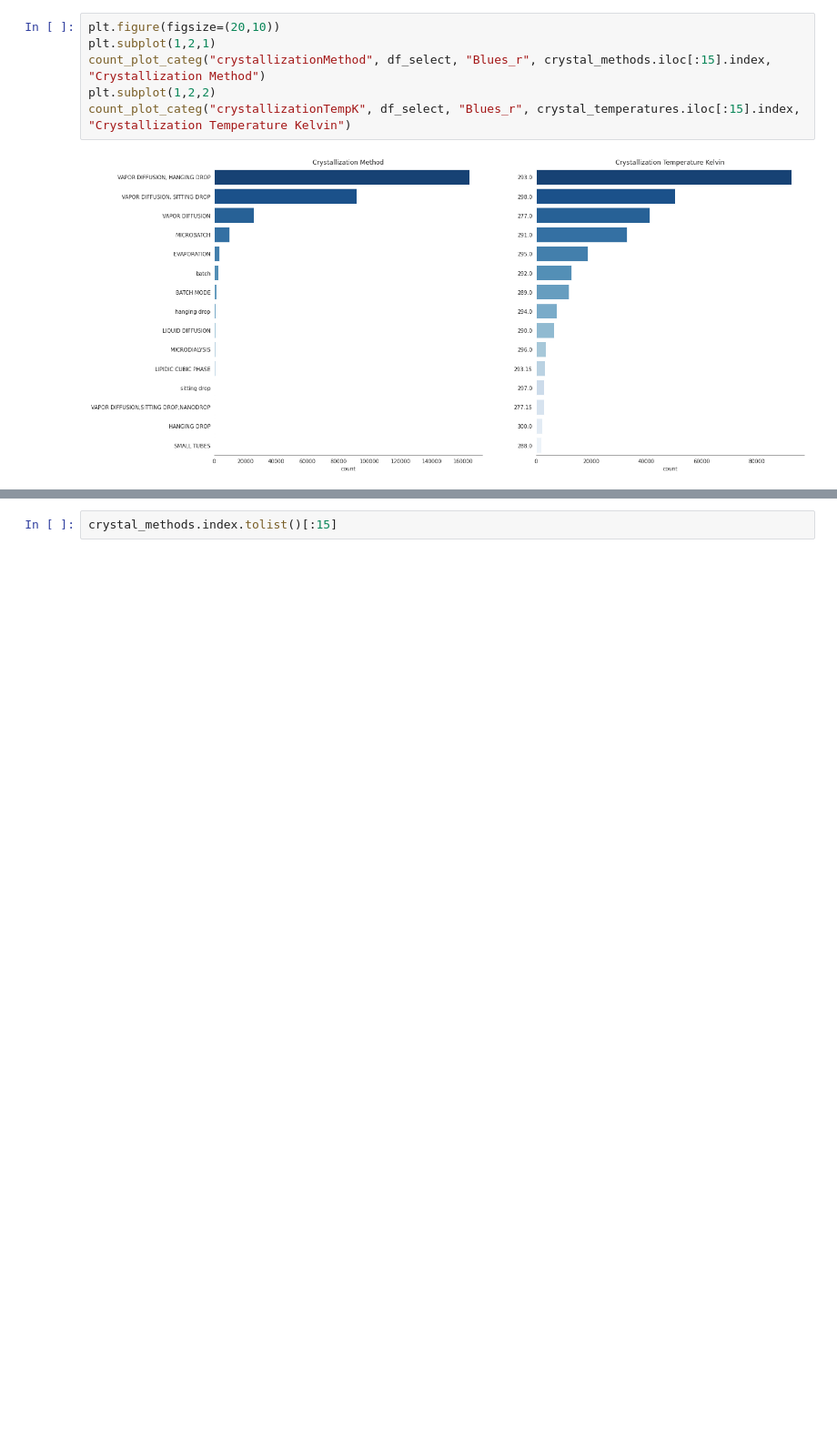
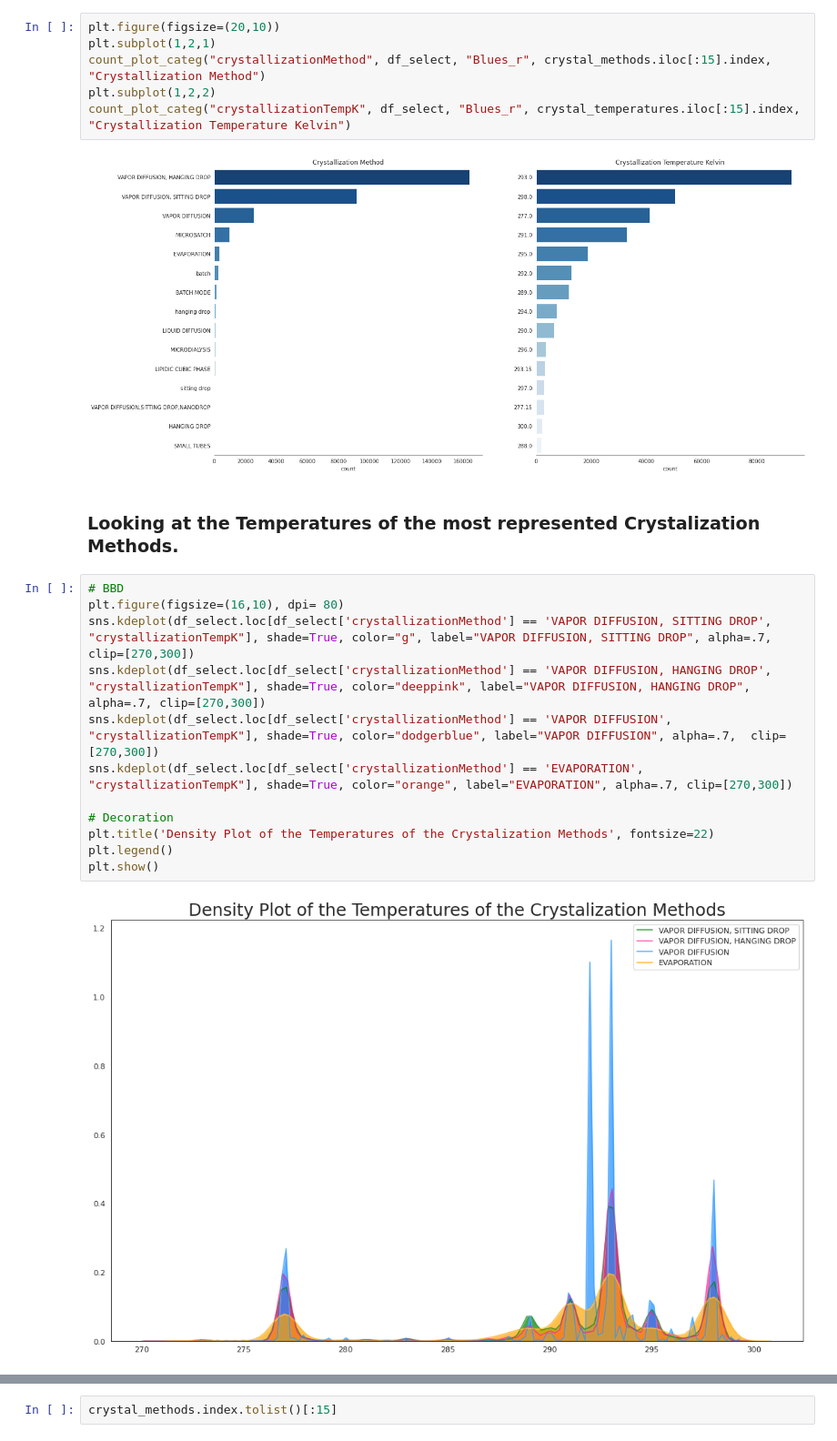
Before and after one commit to vkolupayev/Data-Science-Machine-Learning.-Protein-Classification, a Jupyter notebook: Structural_Protein_Sequences.ipynb, the cells around one changed output, grey strips where cells are left out. Shown at 91% size. Cells and saved outputs as stored; diff of their text form; blank space fills up the shorter version.

```diff
--- a/Structural_Protein_Sequences.ipynb
+++ b/Structural_Protein_Sequences.ipynb
@@ -613,6 +660,22 @@ plt.subplot(1,2,2)
 count_plot_categ("crystallizationTempK", df_select, "Blues_r", crystal_temperatures.iloc[:15].index, "Crystallization Temperature Kelvin")
 # %% [output]
 [figure]
+# %% [markdown]
+### Looking at the Temperatures of the most represented Crystalization Methods.
+# %%
+# BBD
+plt.figure(figsize=(16,10), dpi= 80)
+sns.kdeplot(df_select.loc[df_select['crystallizationMethod'] == 'VAPOR DIFFUSION, SITTING DROP', "crystallizationTempK"], shade=True, color="g", label="VAPOR DIFFUSION, SITTING DROP", alpha=.7, clip=[270,300])
+sns.kdeplot(df_select.loc[df_select['crystallizationMethod'] == 'VAPOR DIFFUSION, HANGING DROP', "crystallizationTempK"], shade=True, color="deeppink", label="VAPOR DIFFUSION, HANGING DROP", alpha=.7, clip=[270,300])
+sns.kdeplot(df_select.loc[df_select['crystallizationMethod'] == 'VAPOR DIFFUSION', "crystallizationTempK"], shade=True, color="dodgerblue", label="VAPOR DIFFUSION", alpha=.7,  clip=[270,300])
+sns.kdeplot(df_select.loc[df_select['crystallizationMethod'] == 'EVAPORATION', "crystallizationTempK"], shade=True, color="orange", label="EVAPORATION", alpha=.7, clip=[270,300])
+
+# Decoration
+plt.title('Density Plot of the Temperatures of the Crystalization Methods', fontsize=22)
+plt.legend()
+plt.show()
+# %% [output]
+[figure, added]
 # %%
 plt.figure(figsize=(30,10))
 plt.subplot(1,2,1)
```
Also changed, not shown: parts of 113 cells of this notebook.
